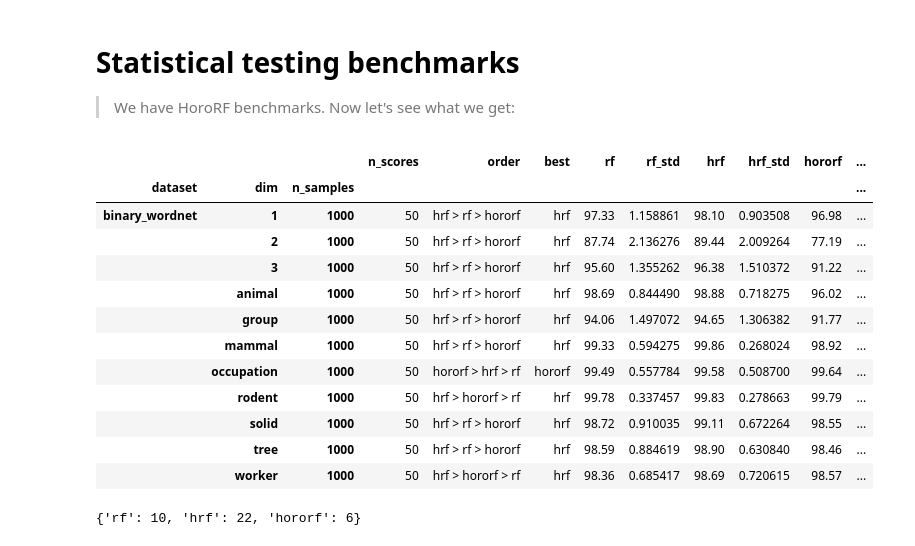
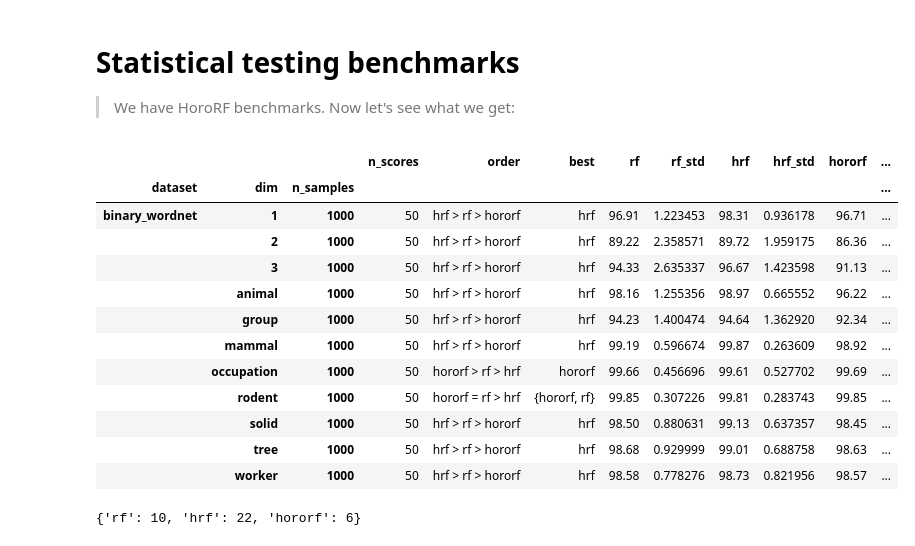
Before and after one commit to pchlenski/hyperdt, a Jupyter notebook: notebooks/25_statistical_testing_benchmarks.ipynb, the cells around one changed output. Drawn from its saved outputs; the diff is of its cells as text; code cells hidden in the pictures.

```diff
--- a/notebooks/25_statistical_testing_benchmarks.ipynb
+++ b/notebooks/25_statistical_testing_benchmarks.ipynb
@@ -78,45 +78,45 @@ def ttest_table(paths):
                 "hrf": hrf.mean() * 100,
                 "hrf_std": hrf.std() * 100,
                 "hororf": horo.mean() * 100,
                 "hororf_std": horo.std() * 100,
                 "rf_vs_hrf": rf_vs_hrf.pvalue,
                 "sig1": rf_vs_hrf_sig,
                 "rf_vs_horo": rf_vs_horo.pvalue,
                 "sig2": rf_vs_horo_sig,
                 "hrf_vs_horo": hrf_vs_horo.pvalue,
                 "sig3": hrf_vs_horo_sig,
             }
         )
 
     ttest_results = pd.DataFrame(ttest_results)
     ttest_results = ttest_results.set_index(["dataset", "dim", "n_samples"])
 
     return ttest_results
 
 
 ttest_results = ttest_table(
     # ["../data/processed/hororf_benchmarks/md3_dt_results_2.tsv", "../data/processed/hororf_benchmarks/md3_dt_results.tsv"]
     # ["../data/processed/hororf_benchmarks/md3_n12_results_2.tsv", "../data/processed/hororf_benchmarks/md3_n12_results.tsv"]
     # ["data/processed/hororf_benchmarks/md6_n24_results.tsv", BENCHMARK_PATH]
-    # ["../data/processed/hororf_benchmarks/md3_n12_binary_wordnet_results.tsv"]
-    [BENCHMARK_PATH]
+    ["../data/processed/hororf_benchmarks/md3_n12_binary_wordnet_results.tsv"]
+    # [BENCHMARK_PATH]
 )
 # ttest_results = ttest_table("data/processed/hororf_benchmarks/md3_dt_results.tsv")
 # ttest_results = ttest_table(BENCHMARK_PATH)
 ttest_results
 # %% [output]
 |  |  |  | n_scores | order | best | rf | rf_std | hrf | hrf_std | hororf | ... |
 | dataset | dim | n_samples |  |  |  |  |  |  |  |  | ... |
-| binary_wordnet | 1 | 1000 | 50 | hrf > rf > hororf | hrf | 97.33 | 1.158861 | 98.10 | 0.903508 | 96.98 | ... |
-|  | 2 | 1000 | 50 | hrf > rf > hororf | hrf | 87.74 | 2.136276 | 89.44 | 2.009264 | 77.19 | ... |
-|  | 3 | 1000 | 50 | hrf > rf > hororf | hrf | 95.60 | 1.355262 | 96.38 | 1.510372 | 91.22 | ... |
-|  | animal | 1000 | 50 | hrf > rf > hororf | hrf | 98.69 | 0.844490 | 98.88 | 0.718275 | 96.02 | ... |
-|  | group | 1000 | 50 | hrf > rf > hororf | hrf | 94.06 | 1.497072 | 94.65 | 1.306382 | 91.77 | ... |
-|  | mammal | 1000 | 50 | hrf > rf > hororf | hrf | 99.33 | 0.594275 | 99.86 | 0.268024 | 98.92 | ... |
-|  | occupation | 1000 | 50 | hororf > hrf > rf | hororf | 99.49 | 0.557784 | 99.58 | 0.508700 | 99.64 | ... |
-|  | rodent | 1000 | 50 | hrf > hororf > rf | hrf | 99.78 | 0.337457 | 99.83 | 0.278663 | 99.79 | ... |
-|  | solid | 1000 | 50 | hrf > rf > hororf | hrf | 98.72 | 0.910035 | 99.11 | 0.672264 | 98.55 | ... |
-|  | tree | 1000 | 50 | hrf > rf > hororf | hrf | 98.59 | 0.884619 | 98.90 | 0.630840 | 98.46 | ... |
-|  | worker | 1000 | 50 | hrf > hororf > rf | hrf | 98.36 | 0.685417 | 98.69 | 0.720615 | 98.57 | ... |
+| binary_wordnet | 1 | 1000 | 50 | hrf > rf > hororf | hrf | 96.91 | 1.223453 | 98.31 | 0.936178 | 96.71 | ... |
+|  | 2 | 1000 | 50 | hrf > rf > hororf | hrf | 89.22 | 2.358571 | 89.72 | 1.959175 | 86.36 | ... |
+|  | 3 | 1000 | 50 | hrf > rf > hororf | hrf | 94.33 | 2.635337 | 96.67 | 1.423598 | 91.13 | ... |
+|  | animal | 1000 | 50 | hrf > rf > hororf | hrf | 98.16 | 1.255356 | 98.97 | 0.665552 | 96.22 | ... |
+|  | group | 1000 | 50 | hrf > rf > hororf | hrf | 94.23 | 1.400474 | 94.64 | 1.362920 | 92.34 | ... |
+|  | mammal | 1000 | 50 | hrf > rf > hororf | hrf | 99.19 | 0.596674 | 99.87 | 0.263609 | 98.92 | ... |
+|  | occupation | 1000 | 50 | hororf > rf > hrf | hororf | 99.66 | 0.456696 | 99.61 | 0.527702 | 99.69 | ... |
+|  | rodent | 1000 | 50 | hororf = rf > hrf | {hororf, rf} | 99.85 | 0.307226 | 99.81 | 0.283743 | 99.85 | ... |
+|  | solid | 1000 | 50 | hrf > rf > hororf | hrf | 98.50 | 0.880631 | 99.13 | 0.637357 | 98.45 | ... |
+|  | tree | 1000 | 50 | hrf > rf > hororf | hrf | 98.68 | 0.929999 | 99.01 | 0.688758 | 98.63 | ... |
+|  | worker | 1000 | 50 | hrf > rf > hororf | hrf | 98.58 | 0.778276 | 98.73 | 0.821956 | 98.57 | ... |
 # %%
 dt_t1 = ttest_table(
```
Also changed, not shown: parts of 4 cells of this notebook, 3 other files.
